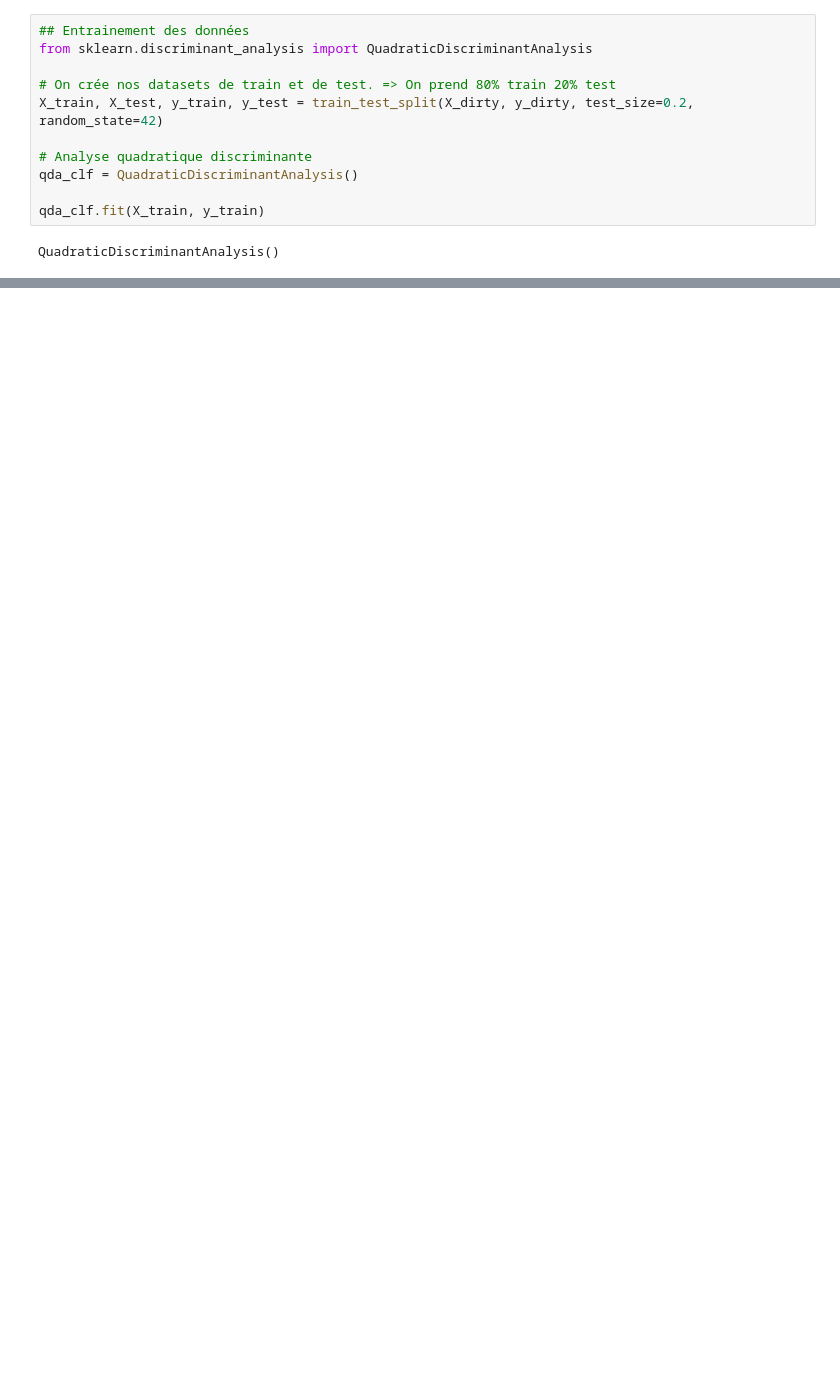
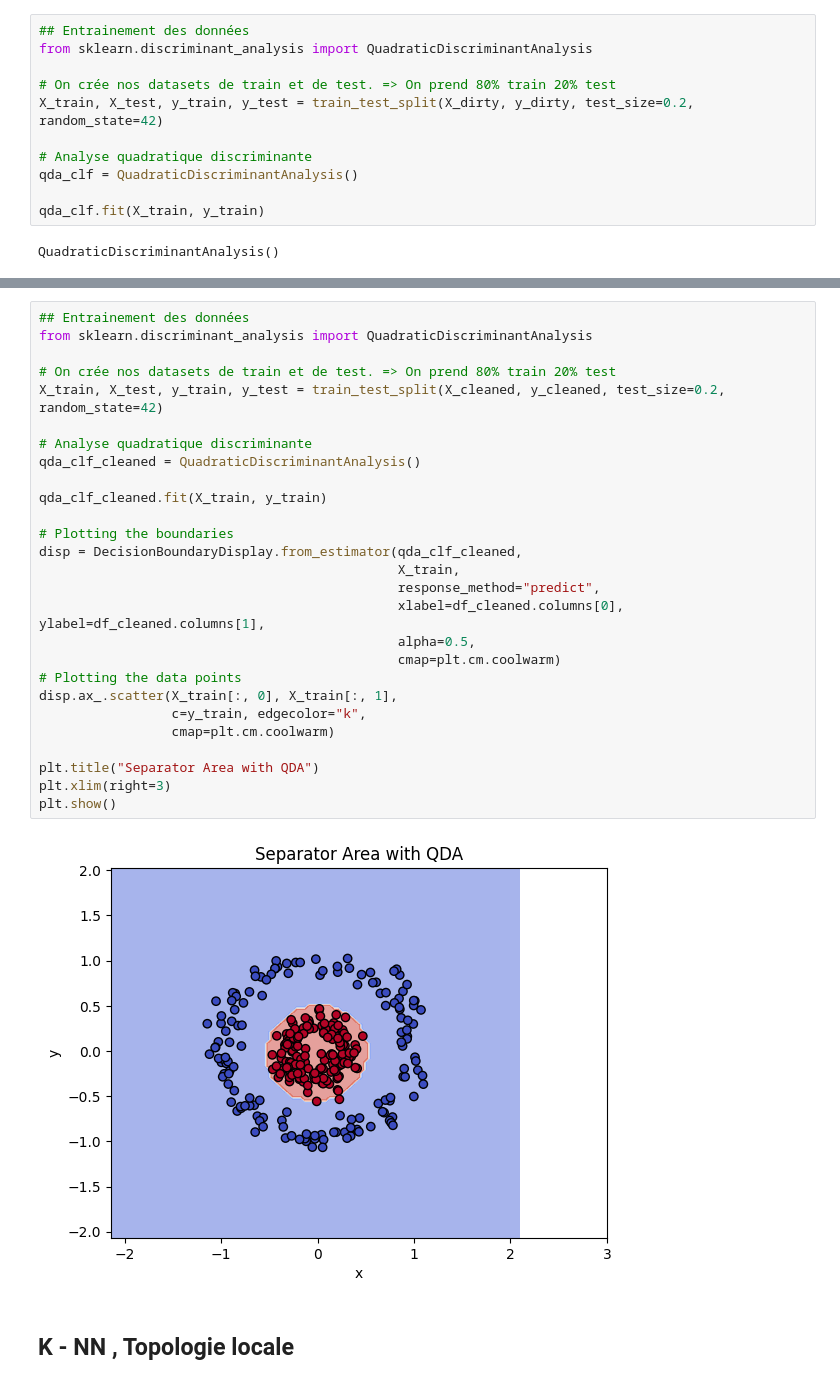
Before and after one commit to Flotauv/Statistic-learning-project, a Jupyter notebook: notebook.ipynb, the cells around one changed output, grey strips where cells are left out. Saved outputs shown, nothing was run; the diff lists cells and outputs as text; blank space fills up the shorter version.

```diff
--- a/notebook.ipynb
+++ b/notebook.ipynb
@@ -119,0 +241,31 @@ TESTTTTT
+# %%
+## Entrainement des données
+from sklearn.discriminant_analysis import QuadraticDiscriminantAnalysis
+
+# On crée nos datasets de train et de test. => On prend 80% train 20% test
+X_train, X_test, y_train, y_test = train_test_split(X_cleaned, y_cleaned, test_size=0.2, random_state=42)
+
+# Analyse quadratique discriminante
+qda_clf_cleaned = QuadraticDiscriminantAnalysis()
+
+qda_clf_cleaned.fit(X_train, y_train)
+
+# Plotting the boundaries
+disp = DecisionBoundaryDisplay.from_estimator(qda_clf_cleaned,
+                                              X_train,
+                                              response_method="predict",
+                                              xlabel=df_cleaned.columns[0], ylabel=df_cleaned.columns[1],
+                                              alpha=0.5,
+                                              cmap=plt.cm.coolwarm)
+# Plotting the data points
+disp.ax_.scatter(X_train[:, 0], X_train[:, 1],
+                 c=y_train, edgecolor="k",
+                 cmap=plt.cm.coolwarm)
+
+plt.title("Separator Area with QDA")
+plt.xlim(right=3)
+plt.show()
+# %% [output]
+[figure, added]
+# %% [markdown]
+## K - NN , Topologie locale
```
Also changed, not shown: parts of 22 cells of this notebook, 2 other files.
